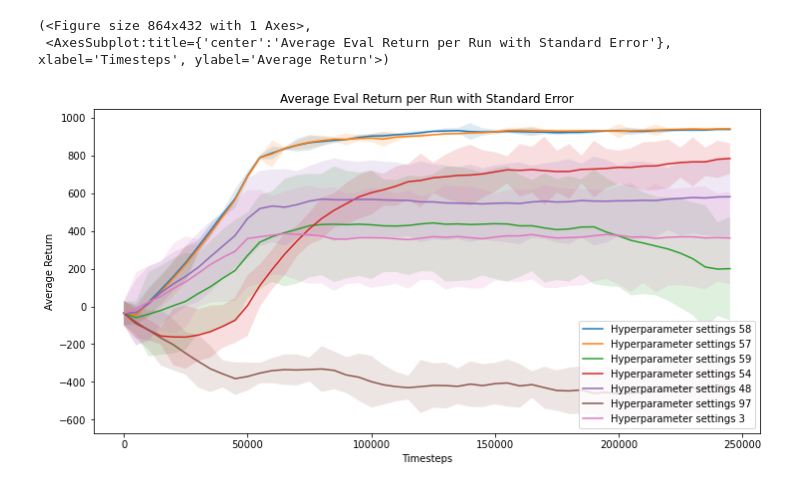
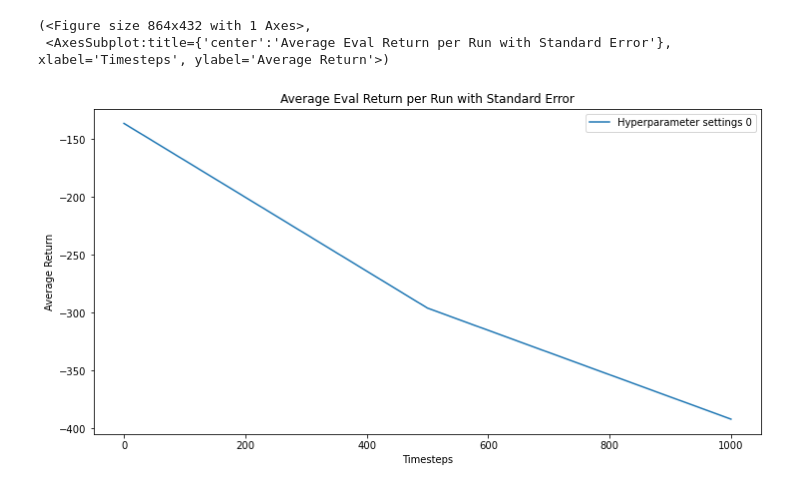
Before and after one commit to samuelfneumann/RLControl, a Jupyter notebook: plots.ipynb, the cells around one changed output. Cells and saved outputs as stored; diff of their text form; code cells hidden in the pictures.

```diff
--- a/plots.ipynb
+++ b/plots.ipynb
@@ -6,10 +6,8 @@ import matplotlib.pyplot as plt
 import utils.experiment_utils as exp
 import utils.plot_utils as plot
 # %%
-DATA_DIR = "results/Pendulum-v1_linearACresults"
-# DATA_DIR = "/home/samuel/Documents/Actor-Expert/RLControl/results/Pendulum-v0_ForwardKLresults"
-DATA_FILE = "data.pkl"
-# DATA_FILE = "Pendulum-v0_ForwardKL_data_0_1_1.pkl"
+DATA_DIR = "/home/samuel/Documents/Actor-Expert/RLControl/results/Pendulum-v0_ForwardKLresults"
+DATA_FILE = "Pendulum-v0_ForwardKL_data_0_1_1.pkl"
 
 # Get data
 with open(os.path.join(DATA_DIR, DATA_FILE), "rb") as in_file:
@@ -41,8 +20,8 @@ hp_returns[-20:]
 # %%
 # Plot the mean return per run, smoothing over the passed 10,000 time steps
-plot.plot_mean_with_stderr(data, "eval", [58, 57, 59, 54, 48, 97, 3], smooth_over=10)
+plot.plot_mean_with_stderr(data, "eval", [0], smooth_over=10)
 # plot.plot_mean_with_stderr(data, "train", [0, 4, 2], smooth_over=10)
 # %% [output]
 (<Figure size 864x432 with 1 Axes>,
  <AxesSubplot:title={'center':'Average Eval Return per Run with Standard Error'}, xlabel='Timesteps', ylabel='Average Return'>)
-[figure, old version]
+[figure, new version]
```
Also changed, not shown: parts of 3 cells of this notebook, 1 other file.
